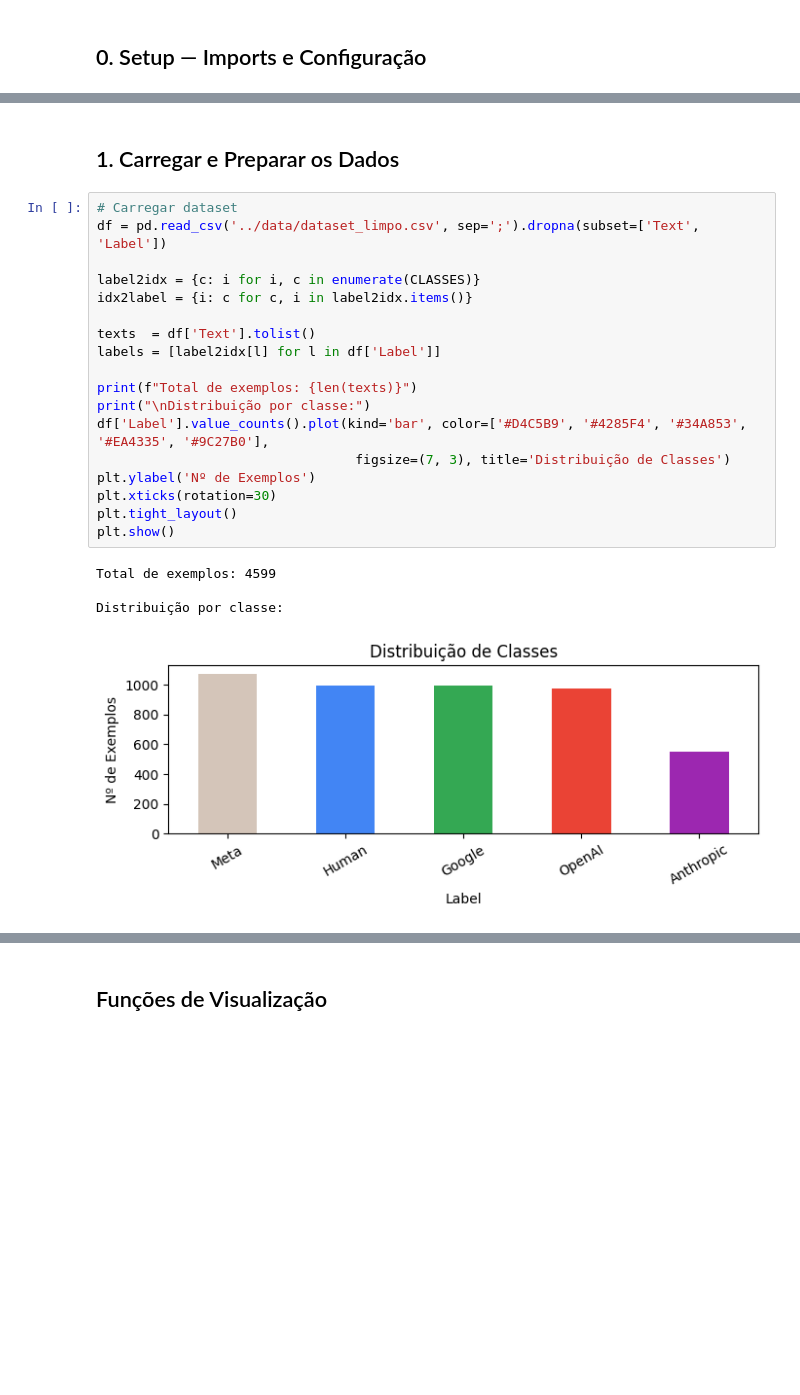
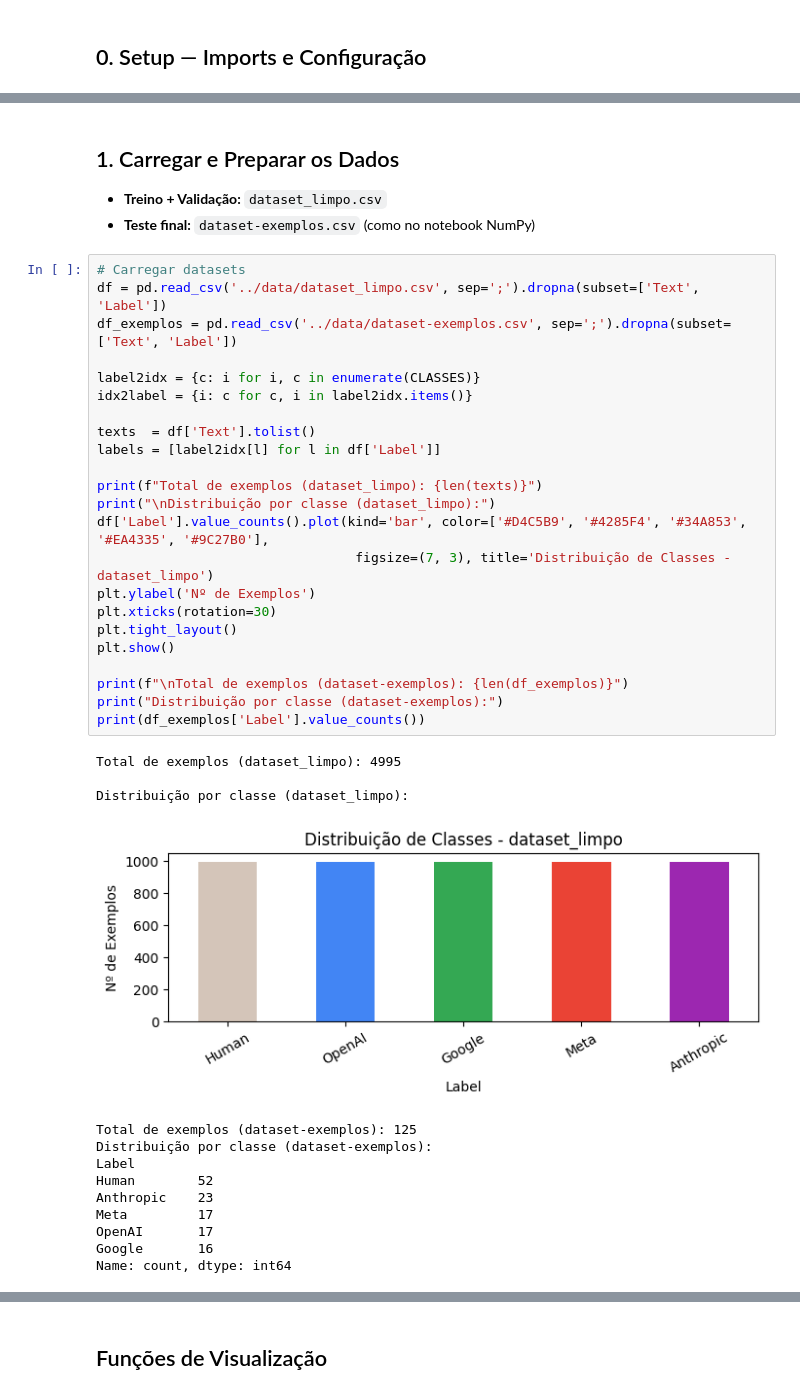
Before and after one commit to hhtomaswt11/HumanVsAI-TextClassifier--AP, a Jupyter notebook: Subm1/subm1-g3-MIA-B.ipynb, the cells around one changed output, grey strips where cells are left out. Saved outputs shown, nothing was run; the diff lists cells and outputs as text; blank space fills up the shorter version.

Commit message:
Updated pytorch notebooks, use test data set to calculate accuracy and added some improvements to the models.

```diff
--- a/Subm1/subm1-g3-MIA-B.ipynb
+++ b/Subm1/subm1-g3-MIA-B.ipynb
@@ -64,27 +90,44 @@ print("Configuração carregada!")
 Configuração carregada!
 # %% [markdown]
 ## 1. Carregar e Preparar os Dados
+
+- **Treino + Validação:** `dataset_limpo.csv`
+- **Teste final:** `dataset-exemplos.csv` (como no notebook NumPy)
 # %%
-# Carregar dataset
+# Carregar datasets
 df = pd.read_csv('../data/dataset_limpo.csv', sep=';').dropna(subset=['Text', 'Label'])
+df_exemplos = pd.read_csv('../data/dataset-exemplos.csv', sep=';').dropna(subset=['Text', 'Label'])
 
 label2idx = {c: i for i, c in enumerate(CLASSES)}
 idx2label = {i: c for c, i in label2idx.items()}
 
 texts  = df['Text'].tolist()
 labels = [label2idx[l] for l in df['Label']]
 
-print(f"Total de exemplos: {len(texts)}")
-print("\nDistribuição por classe:")
+print(f"Total de exemplos (dataset_limpo): {len(texts)}")
+print("\nDistribuição por classe (dataset_limpo):")
 df['Label'].value_counts().plot(kind='bar', color=['#D4C5B9', '#4285F4', '#34A853', '#EA4335', '#9C27B0'],
-                                 figsize=(7, 3), title='Distribuição de Classes')
+                                 figsize=(7, 3), title='Distribuição de Classes - dataset_limpo')
 plt.ylabel('Nº de Exemplos')
 plt.xticks(rotation=30)
 plt.tight_layout()
 plt.show()
+
+print(f"\nTotal de exemplos (dataset-exemplos): {len(df_exemplos)}")
+print("Distribuição por classe (dataset-exemplos):")
+print(df_exemplos['Label'].value_counts())
 # %% [output]
-Total de exemplos: 4599
+Total de exemplos (dataset_limpo): 4995
 
-Distribuição por classe:
+Distribuição por classe (dataset_limpo):
-[figure, old version]
+[figure, new version]
+Total de exemplos (dataset-exemplos): 125
+Distribuição por classe (dataset-exemplos):
+Label
+Human        52
+Anthropic    23
+Meta         17
+OpenAI       17
+Google       16
+Name: count, dtype: int64
 # %%
```
Also changed, not shown: parts of 19 cells of this notebook, 8 other files.
